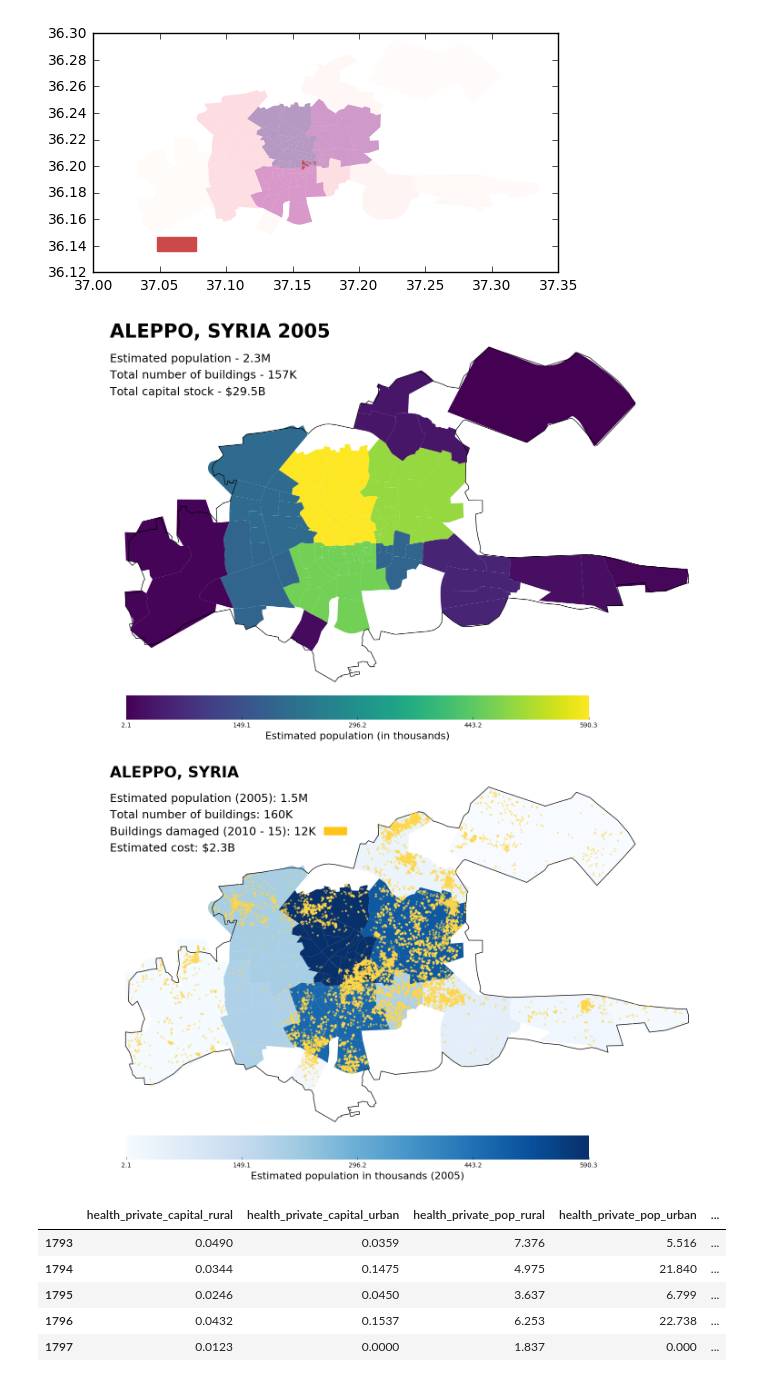
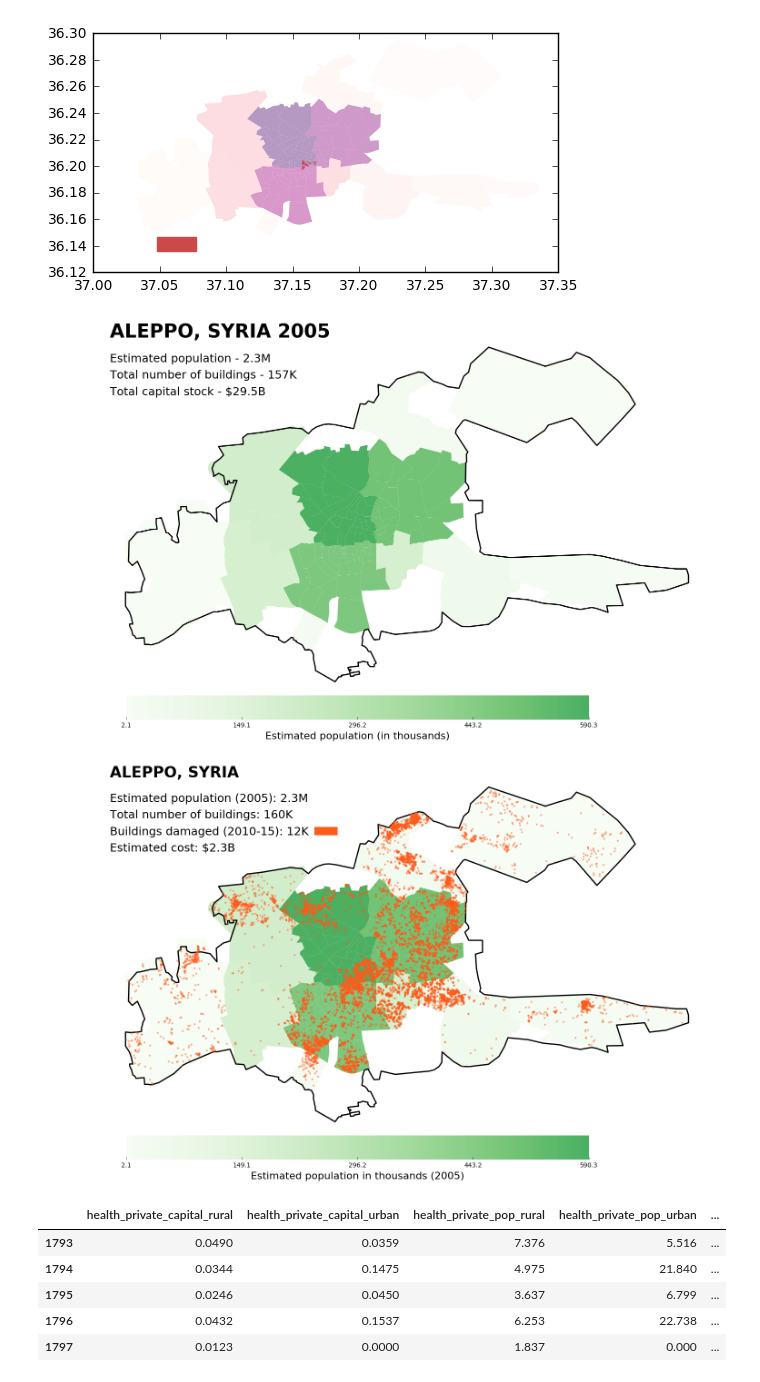
Before and after one commit to cosmicBboy/syria-project, a Jupyter notebook: eda/01-exploration.ipynb, the cells around one changed output. Cells and saved outputs as stored; diff of their text form; code cells hidden in the pictures.

Commit message:
updated colorscheme of syria plot

```diff
--- a/eda/01-exploration.ipynb
+++ b/eda/01-exploration.ipynb
@@ -105,8 +105,11 @@ class PlotPipeline(object):
 
     def add_colorbar(self, data, cb_caption, fontsize=16,
                      nticks=5, cax_dims=[0.2, 0.1, 0.55, 0.05],
-                     **cb_kwargs):
+                     max_v_mult=None, **cb_kwargs):
         '''Adds a colorbar to the published plot
+
+        max_v_mult (float): multiply the maximum value of the
+            colorbar data to soften the color range
         '''
         assert all([isinstance(d, float) or
                     isinstance(d, int) for d in adj_pop]),\
@@ -323,71 +326,75 @@ plt.legend(handles=[red_patch], frameon=False, fontsize=14,
 # %%
 def text_styler(ax):
     ax.axis("off")
     plt.text(37.025, 36.30, "ALEPPO, SYRIA 2005",
              fontsize=30, fontweight='bold')
     plt.text(37.025, 36.288, "Estimated population - 2.3M ",
              fontsize=18)
     plt.text(37.025, 36.28, "Total number of buildings - 157K",
              fontsize=18)
     plt.text(37.025, 36.272, "Total capital stock - $29.5B",
              fontsize=18)
     return ax
 
+
+def truncate_colormap(cmap, minval=0.0, maxval=1.0, n=100):
+    new_cmap = mpl.colors.LinearSegmentedColormap.from_list(
+        'trunc({n},{a:.2f},{b:.2f})'.format(n=cmap.name, a=minval, b=maxval),
+        cmap(np.linspace(minval, maxval, n)))
+    return new_cmap
+
 # Normalize the housing population
 pop = ged_aleppo_nhoods.total_housing_pop.unique()
 total = ged_aleppo_nhoods.total_housing_pop.unique().sum()
 norm_pop = pop / total
 # 2.3 M estimated population (2005) https://en.wikipedia.org/wiki/Aleppo
 adj_pop = (norm_pop * 2302).round(1)
 
-# Set the colormap and norm to correspond to the data for which
-# the colorbar will be used.
-norm = mpl.colors.Normalize(
-    vmin=adj_pop.min(), vmax=adj_pop.max())
+custom_cmap = truncate_colormap(plt.get_cmap('Greens'), 0.0, 0.6)
 
-pipeline = create_cityborder(markeredgewidth=0.0)\
+pipeline = create_cityborder(markeredgewidth=0.0, linewidth=2.0)\
     .add(ged_aleppo_nhoods, column="total_housing_pop",
-         linewidth=0.0, alpha=1.0, cmap="viridis")
+         linewidth=0.0, alpha=1.0, cmap=custom_cmap)
 pipeline.publish_plot(aes=text_styler)\
     .add_colorbar(
         adj_pop, 'Estimated population (in thousands)',
-        alpha=1.0, drawedges=False, cmap="viridis",
-        orientation='horizontal')
+        alpha=1.0, drawedges=False, cmap=custom_cmap,
+        orientation='horizontal', max_v_mult=5.0)
 plt.savefig("plots/aleppo_2005", dpi=600)
 # %% [output]
-[figure, old version]
+[figure, new version]
 # %%
 def text_styler(ax):
     ax.axis("off")
     plt.text(37.025, 36.30, "ALEPPO, SYRIA",
              fontsize=24, fontweight='bold')
-    plt.text(37.025, 36.288, "Estimated population (2005): 1.5M",
+    plt.text(37.025, 36.288, "Estimated population (2005): 2.3M",
              fontsize=18)
     plt.text(37.025, 36.28, "Total number of buildings: 160K",
              fontsize=18)
-    plt.text(37.025, 36.272, "Buildings damaged (2010 - 15): 12K",
+    plt.text(37.025, 36.272, "Buildings damaged (2010-15): 12K",
              fontsize=18)
     plt.text(37.025, 36.264, "Estimated cost: $2.3B",
              fontsize=18)
     return ax
 
-pipeline = create_cityborder(markeredgewidth=0.0)\
+pipeline = create_cityborder(markeredgewidth=0.0, linewidth=2.0)\
     .add(ged_aleppo_nhoods, column="total_housing_pop",
-         linewidth=0.0, alpha=1.0, cmap="Blues")\
-    .add(dmg_sites, color="#ffd749", marker="1",
-         markersize=3, markeredgewidth=2, alpha=0.6)
+         linewidth=0.0, alpha=1.0, cmap=custom_cmap)\
+    .add(dmg_sites, color="#ff5c1c", marker="1",
+         markersize=3, markeredgewidth=2, alpha=0.5)
 pipeline.publish_plot(aes=text_styler)\
     .add_colorbar(
         adj_pop, 'Estimated population in thousands (2005)',
-        alpha=1.0, drawedges=False, cmap="Blues",
+        alpha=1.0, drawedges=False, cmap=custom_cmap,
         orientation='horizontal')
 
-patch = mpatches.Patch(color='#ffc416', label='')
+patch = mpatches.Patch(color='#ff5c1c', label='')
 plt.legend(handles=[patch], frameon=False, fontsize=18,
-           loc="upper left", bbox_to_anchor=(0.405, 14.375))
-plt.savefig("plots/aleppo_2016", dpi=600, transparent=True, pad_inches=0)
+           loc="upper left", bbox_to_anchor=(0.385, 14.375))
+plt.savefig("plots/aleppo_2016", dpi=600, transparent=True)
 # %% [output]
-[figure, old version]
+[figure, new version]
 # %%
 allepo_ged.head()
 # %% [output]
```
Also changed, not shown: parts of 1 cell of this notebook, 2 other files.
